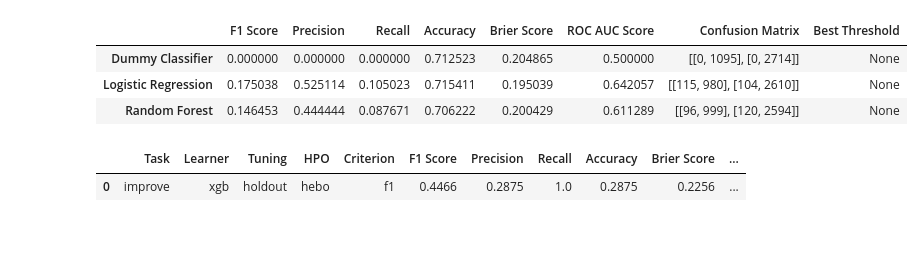
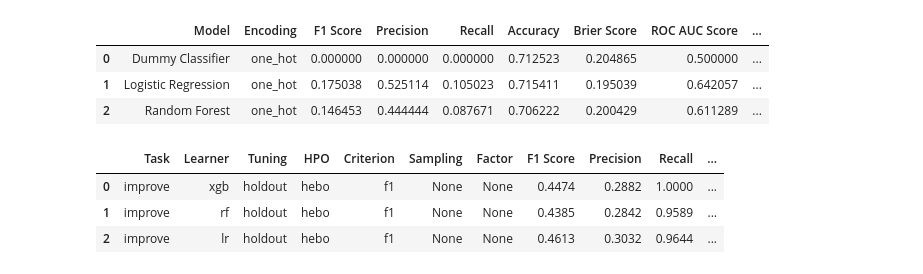
Before and after one commit to Tobias-Brock/periodontal-modeling, a Jupyter notebook: notebooks/improvement.ipynb, the cells around one changed output. Drawn from its saved outputs; the diff is of its cells as text; code cells hidden in the pictures; blank space fills up the shorter version.

```diff
--- a/notebooks/improvement.ipynb
+++ b/notebooks/improvement.ipynb
@@ -1,27 +1,30 @@
 # %%
 from pamod.wrapper import BenchmarkWrapper
 
 wrapper = BenchmarkWrapper(
     task="improve",
-    encoding="one_hot",
-    learners=["xgb"],
+    encodings=["one_hot"],
+    learners=["xgb", "rf", "lr"],
     tuning_methods=["holdout"],
     hpo_methods=["hebo"],
     criteria=["f1"],
+    sampling=[None],
     n_configs=5,
     n_jobs=-1,
 )
 
 wrapper.baseline()
 # %% [output]
-|  | F1 Score | Precision | Recall | Accuracy | Brier Score | ROC AUC Score | Confusion Matrix | Best Threshold |
-| Dummy Classifier | 0.000000 | 0.000000 | 0.000000 | 0.712523 | 0.204865 | 0.500000 | [[0, 1095], [0, 2714]] | None |
-| Logistic Regression | 0.175038 | 0.525114 | 0.105023 | 0.715411 | 0.195039 | 0.642057 | [[115, 980], [104, 2610]] | None |
-| Random Forest | 0.146453 | 0.444444 | 0.087671 | 0.706222 | 0.200429 | 0.611289 | [[96, 999], [120, 2594]] | None |
+|  | Model | Encoding | F1 Score | Precision | Recall | Accuracy | Brier Score | ROC AUC Score | ... |
+| 0 | Dummy Classifier | one_hot | 0.000000 | 0.000000 | 0.000000 | 0.712523 | 0.204865 | 0.500000 | ... |
+| 1 | Logistic Regression | one_hot | 0.175038 | 0.525114 | 0.105023 | 0.715411 | 0.195039 | 0.642057 | ... |
+| 2 | Random Forest | one_hot | 0.146453 | 0.444444 | 0.087671 | 0.706222 | 0.200429 | 0.611289 | ... |
 # %%
 benchmark, learners = wrapper.wrapped_benchmark()
 # %%
 benchmark
 # %% [output]
-|  | Task | Learner | Tuning | HPO | Criterion | F1 Score | Precision | Recall | Accuracy | Brier Score | ... |
-| 0 | improve | xgb | holdout | hebo | f1 | 0.4466 | 0.2875 | 1.0 | 0.2875 | 0.2256 | ... |
+|  | Task | Learner | Tuning | HPO | Criterion | Sampling | Factor | F1 Score | Precision | Recall | ... |
+| 0 | improve | xgb | holdout | hebo | f1 | None | None | 0.4474 | 0.2882 | 1.0000 | ... |
+| 1 | improve | rf | holdout | hebo | f1 | None | None | 0.4385 | 0.2842 | 0.9589 | ... |
+| 2 | improve | lr | holdout | hebo | f1 | None | None | 0.4613 | 0.3032 | 0.9644 | ... |
```
Also changed, not shown: parts of 2 cells of this notebook, 26 other files.
